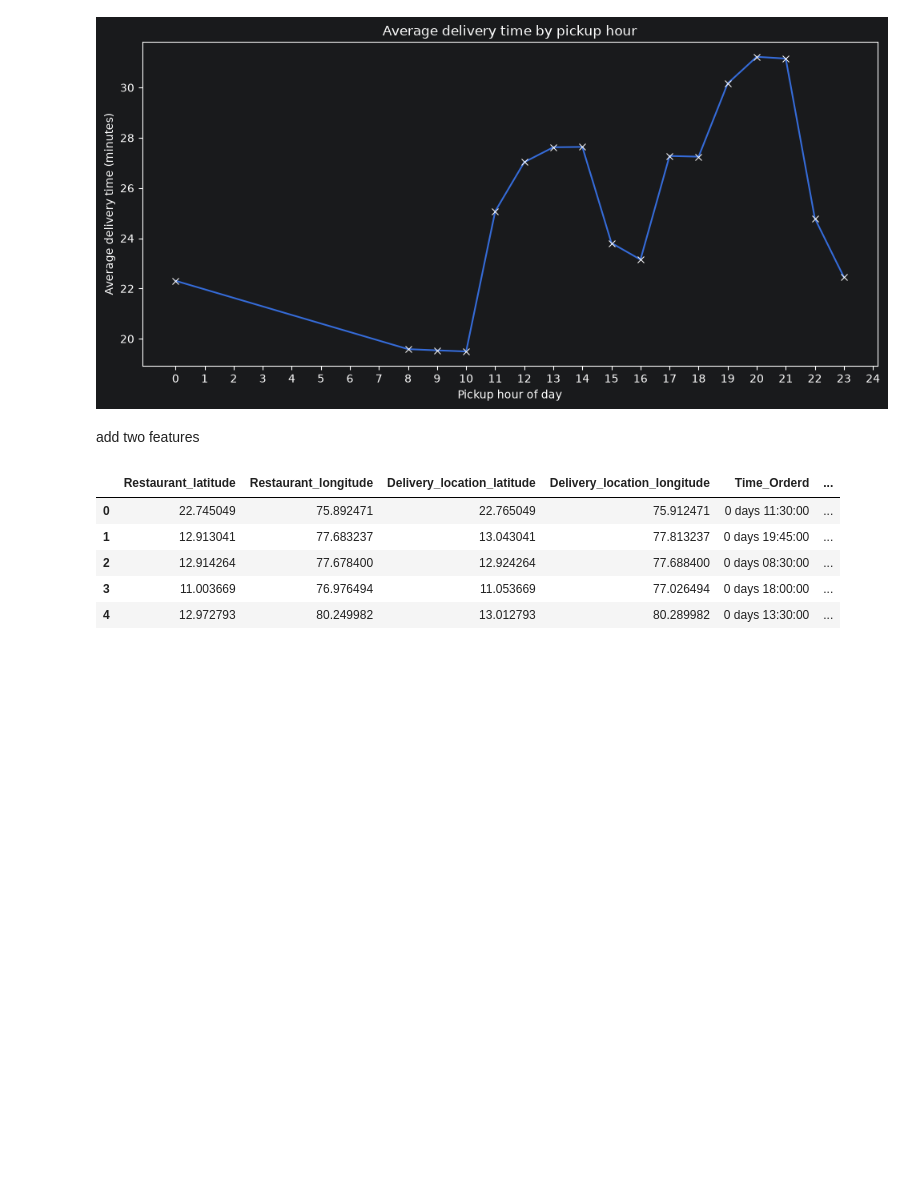
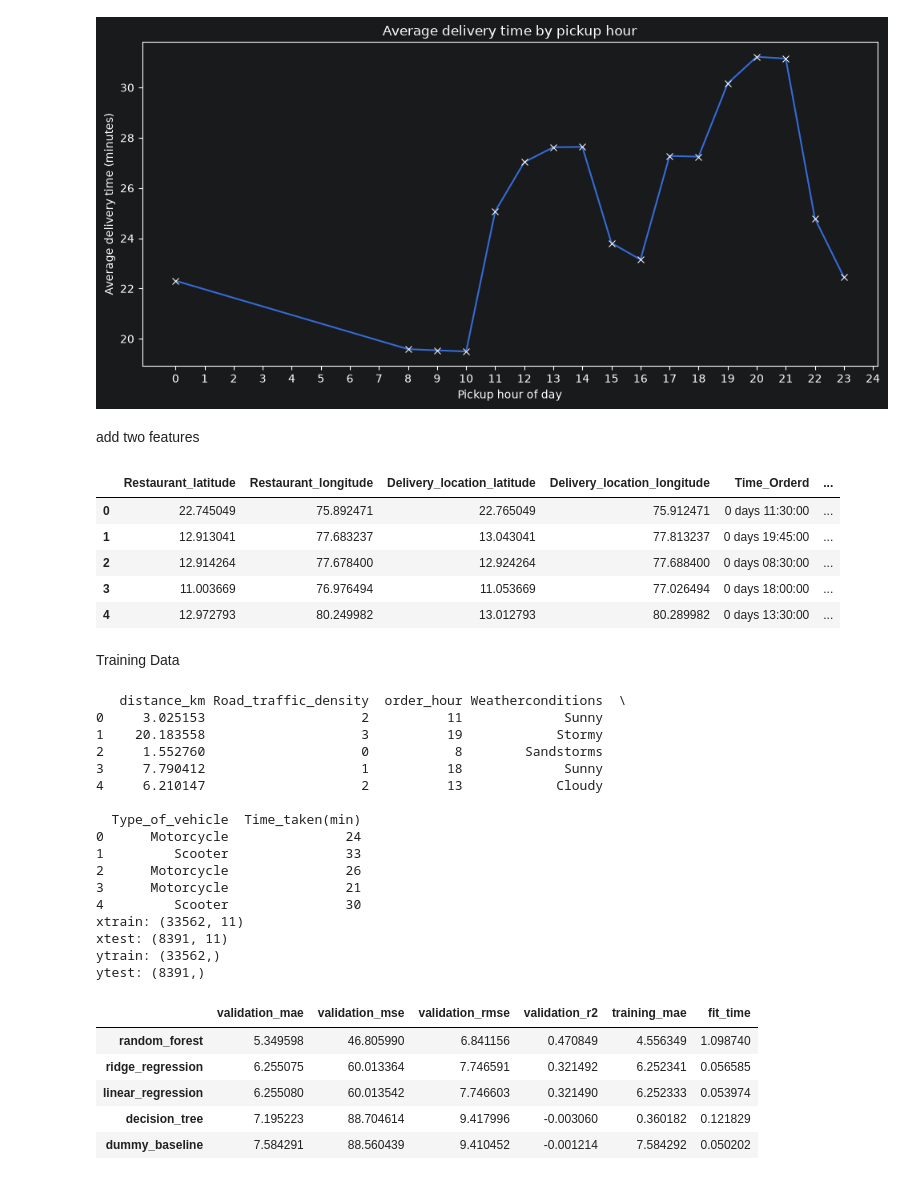
Before and after one commit to amineelhailaa/DeliveryETL, a Jupyter notebook: notebooks/01_delivery_eta.ipynb, the cells around one changed output. Drawn from its saved outputs; the diff is of its cells as text; code cells hidden in the pictures; blank space fills up the shorter version.

Commit message:
update delivery ETA notebook: add training logic, feature inspection, and cross-validation results display

```diff
--- a/notebooks/01_delivery_eta.ipynb
+++ b/notebooks/01_delivery_eta.ipynb
@@ -301,3 +301,62 @@ display(df_features.head())
 | 2 | 12.914264 | 77.678400 | 12.924264 | 77.688400 | 0 days 08:30:00 | ... |
 | 3 | 11.003669 | 76.976494 | 11.053669 | 77.026494 | 0 days 18:00:00 | ... |
 | 4 | 12.972793 | 80.249982 | 13.012793 | 80.289982 | 0 days 13:30:00 | ... |
+# %% [markdown]
+Training Data
+# %%
+from src.data import *
+from src.train import *
+from src.features import *
+import pandas as pd
+
+raw = load_raw_data()
+cleaned = clean_delivery_data(raw)
+featured = create_features(cleaned)
+
+print(featured[
+  [
+      "distance_km",
+      "Road_traffic_density",
+      "order_hour",
+      "Weatherconditions",
+      "Type_of_vehicle",
+      "Time_taken(min)",
+  ]
+].head())
+
+X_train, X_test, y_train, y_test = create_train_test_split(featured)
+print("xtrain:", X_train.shape)
+print("xtest:", X_test.shape)
+print("ytrain:", y_train.shape)
+print("ytest:", y_test.shape)
+
+
+
+cv_results = cross_validate_pipelines(X_train, y_train)
+cv_df = pd.DataFrame(cv_results).T
+cv_df = cv_df.sort_values("validation_mae")
+display(cv_df)
+# %% [output]
+   distance_km Road_traffic_density  order_hour Weatherconditions  \
+0     3.025153                    2          11             Sunny
+1    20.183558                    3          19            Stormy
+2     1.552760                    0           8        Sandstorms
+3     7.790412                    1          18             Sunny
+4     6.210147                    2          13            Cloudy
+
+  Type_of_vehicle  Time_taken(min)
+0      Motorcycle               24
+1         Scooter               33
+2      Motorcycle               26
+3      Motorcycle               21
+4         Scooter               30
+xtrain: (33562, 11)
+xtest: (8391, 11)
+ytrain: (33562,)
+ytest: (8391,)
+|  | validation_mae | validation_mse | validation_rmse | validation_r2 | training_mae | fit_time |
+| random_forest | 5.349598 | 46.805990 | 6.841156 | 0.470849 | 4.556349 | 1.098740 |
+| ridge_regression | 6.255075 | 60.013364 | 7.746591 | 0.321492 | 6.252341 | 0.056585 |
+| linear_regression | 6.255080 | 60.013542 | 7.746603 | 0.321490 | 6.252333 | 0.053974 |
+| decision_tree | 7.195223 | 88.704614 | 9.417996 | -0.003060 | 0.360182 | 0.121829 |
+| dummy_baseline | 7.584291 | 88.560439 | 9.410452 | -0.001214 | 7.584292 | 0.050202 |
```
Also changed, not shown: 1 other file.
